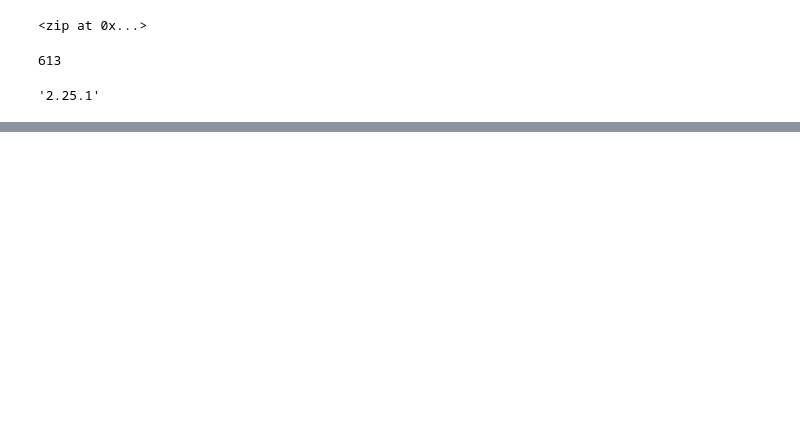
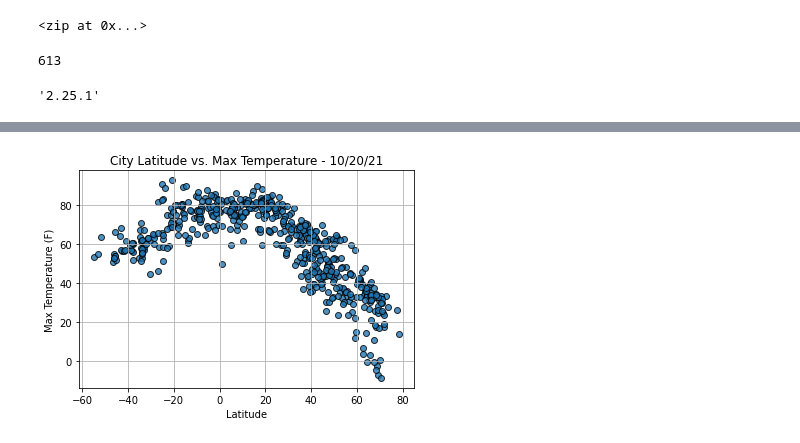
Before and after one commit to AxisAngeles/World_Weather_Analysis, a Jupyter notebook: WeatherPy.ipynb, the cells around one changed output, grey strips where cells are left out. Cells and saved outputs as stored; diff of their text form; code cells hidden in the pictures; blank space fills up the shorter version.

```diff
--- a/WeatherPy.ipynb
+++ b/WeatherPy.ipynb
@@ -182,0 +183,35 @@ city_data_df.to_csv(output_data_file, index_label="City_ID")
+# %%
+### Plotting the data ###
+
+# 1) Create the needed series for plotting.
+lats = city_data_df["Lat"]
+max_temps = city_data_df["Max Temp"]
+humidity = city_data_df["Humidity"]
+cloudiness = city_data_df["Cloudiness"]
+wind_speed = city_data_df["Wind Speed"]
+
+# 2) Getting today's date/time.
+
+import time #import time dep.
+# Get today's date in seconds.
+today = time.strftime('%x')
+
+# 3) Build the scatter plot for latitude vs. max temperature.
+plt.scatter(lats,
+            max_temps,
+            edgecolor="black", linewidths=1, marker="o",
+            alpha=0.8, label="Cities")
+
+# 3.1) Incorporate the other graph properties.
+plt.title(f"City Latitude vs. Max Temperature - "+ today)
+plt.ylabel("Max Temperature (F)")
+plt.xlabel("Latitude")
+plt.grid(True)
+
+# Save the figure.
+plt.savefig("weather_data/Fig1.png")
+
+# Show plot.
+plt.show()
+# %% [output]
+[figure, added]
```
Also changed, not shown: parts of 22 cells of this notebook, 6 other files.
